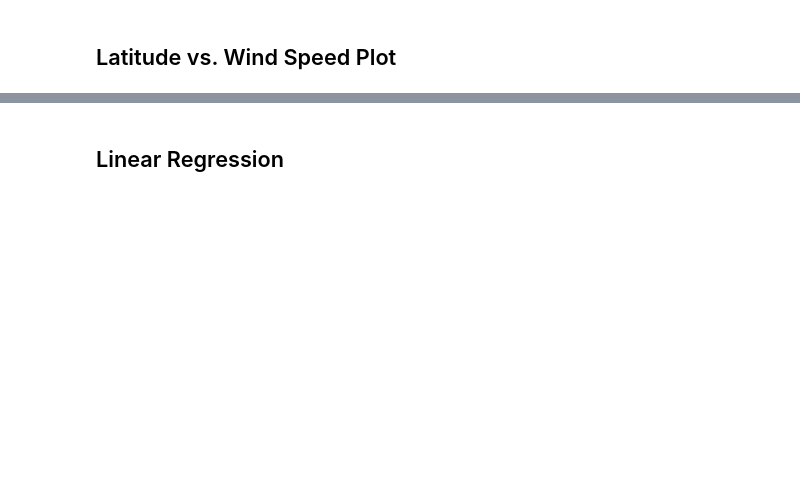
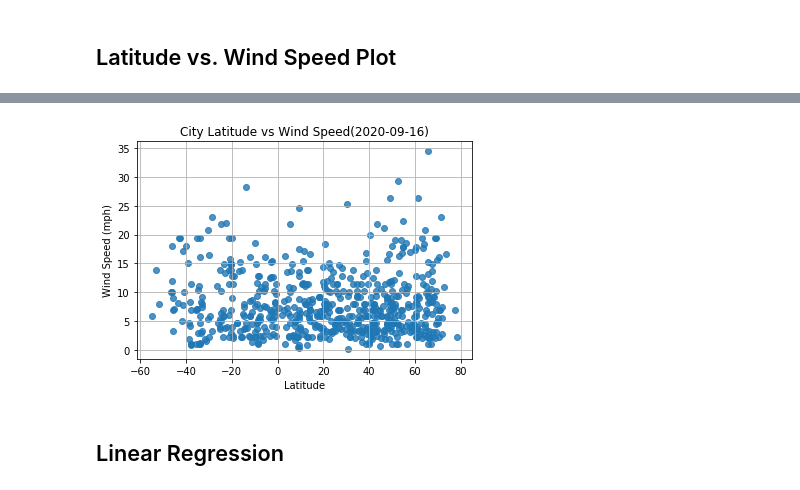
Before and after one commit to berlyflores-98/python-api-challenge, a Jupyter notebook: WeatherPy/WeatherPy.ipynb, the cells around one changed output, grey strips where cells are left out. Cells and saved outputs as stored; diff of their text form; code cells hidden in the pictures; blank space fills up the shorter version.

```diff
--- a/WeatherPy/WeatherPy.ipynb
+++ b/WeatherPy/WeatherPy.ipynb
@@ -192,0 +237,16 @@ city_df.sort_values(by='Humidity', ascending=False)
+# %%
+#plotting the data
+plt.scatter(city_df['Lat'],city_df['Wind Speed'], alpha=0.8)
+
+#labels
+plt.title(f'City Latitude vs Wind Speed({str(cur_date[0])[:-9]})')
+plt.ylabel('Wind Speed (mph)')
+plt.xlabel('Latitude')
+plt.grid()
+
+#saving image
+plt.savefig('Images/Lat_vs_Wind_Speed.png')
+
+plt.show()
+# %% [output]
+[figure, added]
```
Also changed, not shown: parts of 21 cells of this notebook, 9 other files.
